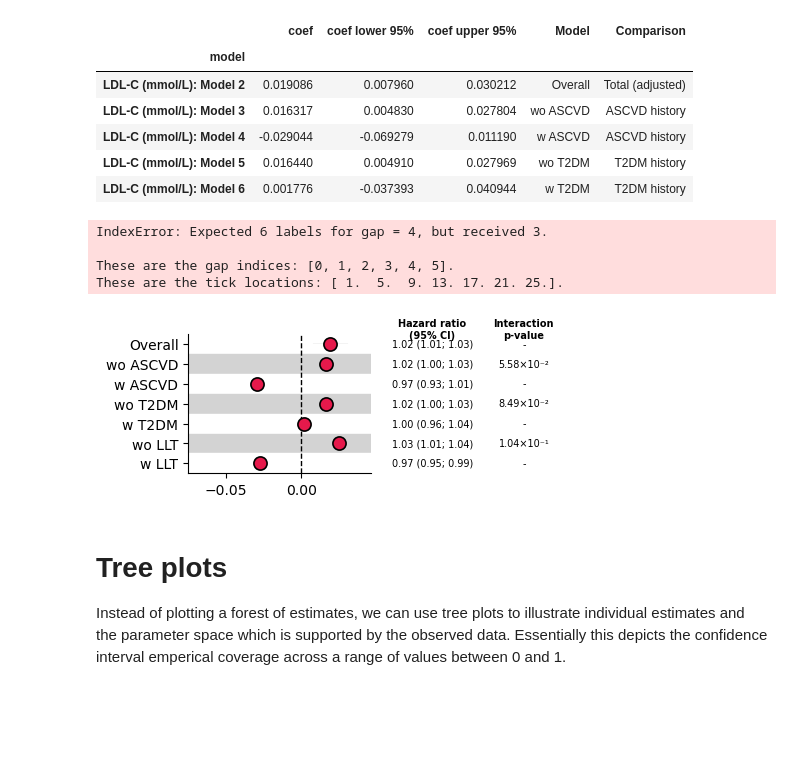
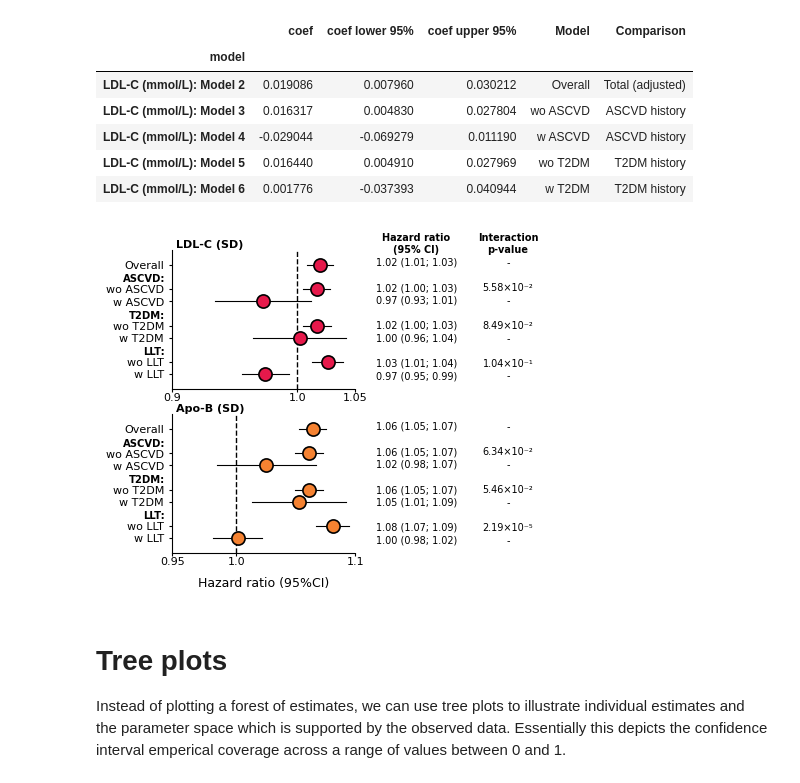
Before and after one commit to afschmidt/plot-misc, a Jupyter notebook: resources/examples/forestplot.ipynb, the cells around one changed output. Drawn from its saved outputs; the diff is of its cells as text; code cells hidden in the pictures; blank space fills up the shorter version.

```diff
--- a/resources/examples/forestplot.ipynb
+++ b/resources/examples/forestplot.ipynb
@@ -299,7 +301,7 @@ for title, idx_list in order_map.items():
         ax=ax,
     )
     forest_obj.plot(c_col='col',s_size_col=90, ci_lwd=CI_SIZE, ci_colour='black',
-                    span=True,
+                    span=False,
                     reverse_y=True,
                     kwargs_scatter_dict=\
                     {'edgecolors':EDGECOLOUR, 'linewidth':1.2, 'zorder':2},
@@ -344,38 +346,34 @@ for title, idx_list in order_map.items():
     # #### subgroup section titles
     headers = ['ASCVD:', 'T2DM:', 'LLT:']
     _ = annotate_axis_midpoints(
         ax=ax, labels=headers, axis='y', gap=BETWEEN_PAD,
         offset=-0.04, padding = 0.35,
         text_kwargs={'fontsize': TICK_LABEL_SIZE*0.9,
                      'fontweight': 'bold',}
                      )
     # ##### setting axes limits and ticks
     ax.set_xticks([])
     ax.set_xticklabels([])
     old_ylim = ax.get_ylim()
     ax.set_ylim(old_ylim[0]+0.5, old_ylim[1]-0.5)
     ax.set_xlim(np.log((xaxis_lab[0], xaxis_lab[-1])))
     ax.tick_params(axis='y', labelsize=TICK_LABEL_SIZE, length=TICK_LENGTH)
     ax.tick_params(axis='x', labelsize=TICK_LABEL_SIZE, length=TICK_LENGTH,
                      pad=0.5)
     # making sure the tick labels are on the HR scale, but the tick positions are on the log scale
     plm_utils.utils.change_ticks(ax, ticks=xaxis_lab, log=True)
     if idx[0] == 1:
         ax.set_xlabel('Hazard ratio (95%CI)',
                       fontsize=9, labelpad=7)
     # #### add title
     new_title = re.sub(r'\((.*?)\)', r'(SD)', title)
     ax.set_title(new_title, loc='left', y=1.01, x=0.02, fontsize=8, pad=0.5,
                    fontdict={'fontweight': 'bold'})
     # NOTE: this can be further improved by decreasing the distance between the side tables and the main plot using
     # `set_zorder` to determine which axes object is on top and `ax.getposition`, `ax.set_position` to move the axes
     # together
 # %% [output]
-IndexError: Expected 6 labels for gap = 4, but received 3.
-
-These are the gap indices: [0, 1, 2, 3, 4, 5].
-These are the tick locations: [ 1.  5.  9. 13. 17. 21. 25.].
-[figure, old version]
+[figure, new version]
 # %% [markdown]
 # Tree plots
 
```
Also changed, not shown: parts of 3 cells of this notebook.
